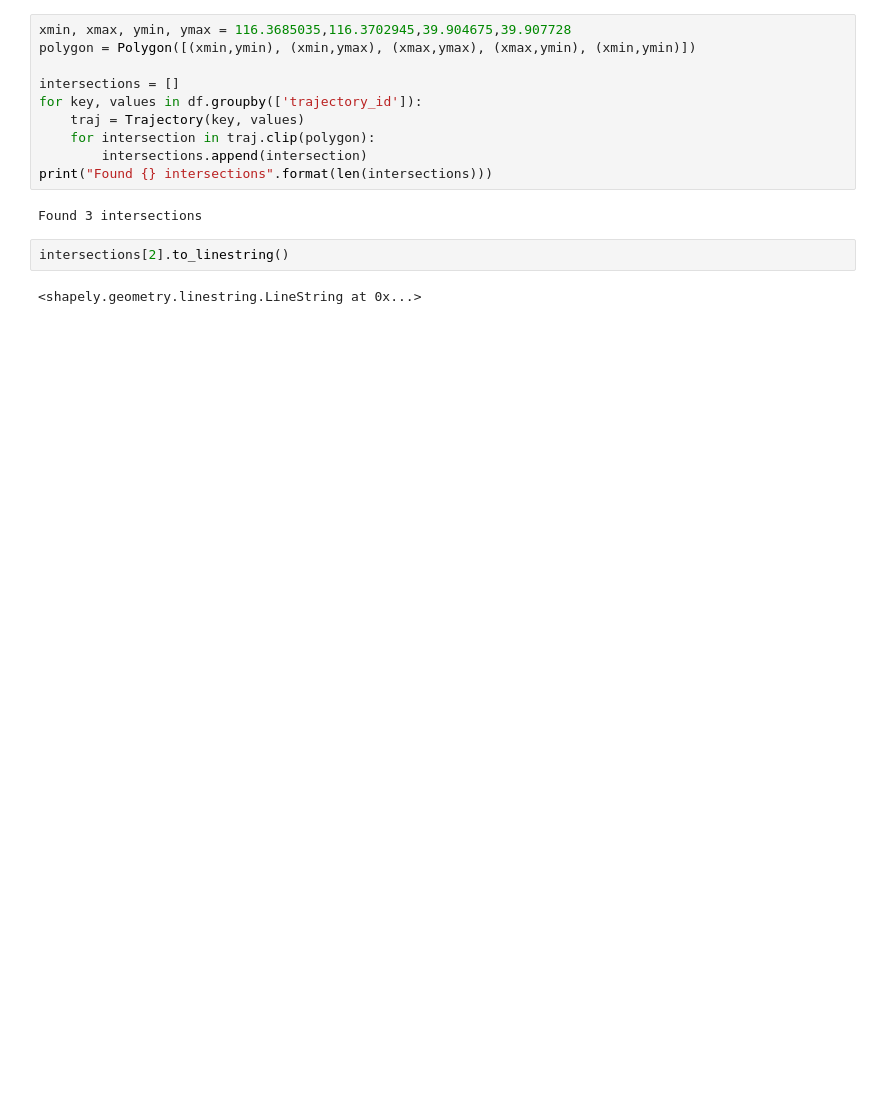
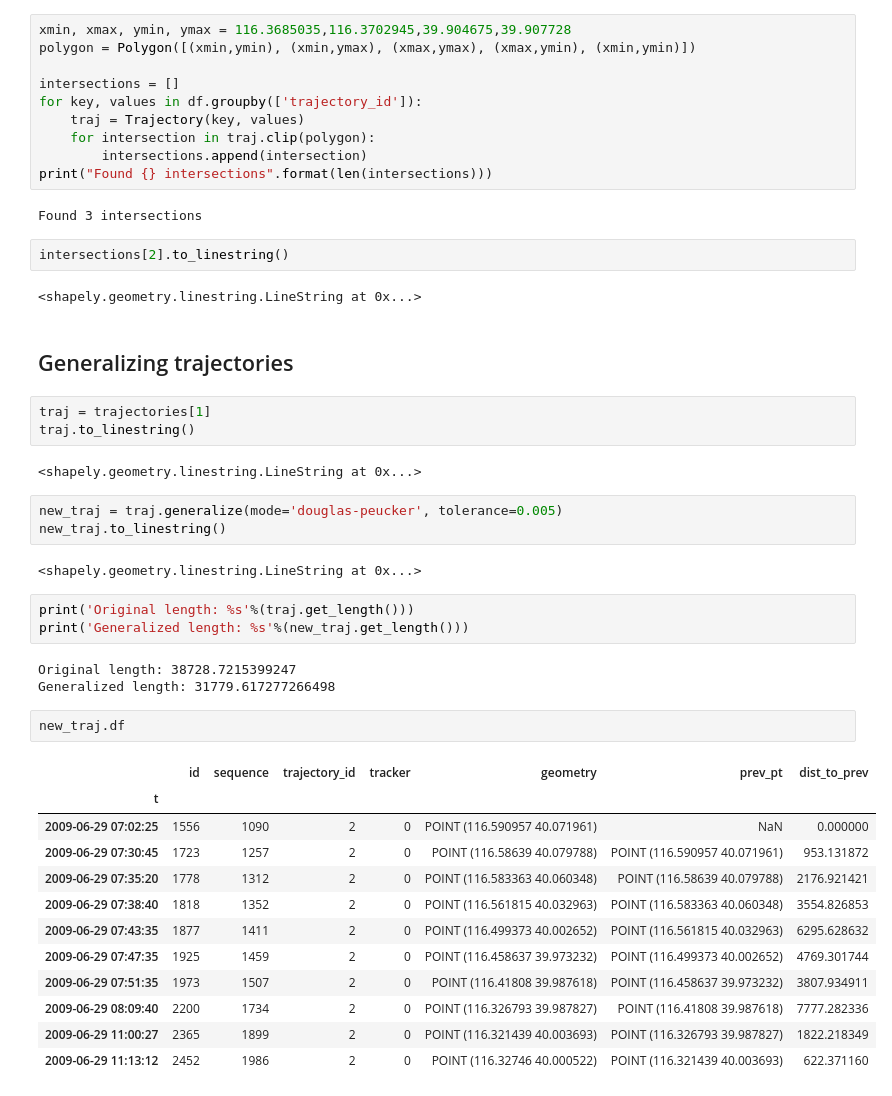
Before and after one commit to movingpandas/movingpandas, a Jupyter notebook: getting_started.ipynb, the cells around one changed output. Saved outputs shown, nothing was run; the diff lists cells and outputs as text; blank space fills up the shorter version.

```diff
--- a/getting_started.ipynb
+++ b/getting_started.ipynb
@@ -145,3 +151,36 @@ Found 3 intersections
 intersections[2].to_linestring()
 # %% [output]
 <shapely.geometry.linestring.LineString at 0x...>
+# %% [markdown]
+## Generalizing trajectories
+# %%
+traj = trajectories[1]
+traj.to_linestring()
+# %% [output]
+<shapely.geometry.linestring.LineString at 0x...>
+# %%
+new_traj = traj.generalize(mode='douglas-peucker', tolerance=0.005)
+new_traj.to_linestring()
+# %% [output]
+<shapely.geometry.linestring.LineString at 0x...>
+# %%
+print('Original length: %s'%(traj.get_length()))
+print('Generalized length: %s'%(new_traj.get_length()))
+# %% [output]
+Original length: 38728.7215399247
+Generalized length: 31779.617277266498
+# %%
+new_traj.df
+# %% [output]
+|  | id | sequence | trajectory_id | tracker | geometry | prev_pt | dist_to_prev |
+| t |  |  |  |  |  |  |  |
+| 2009-06-29 07:02:25 | 1556 | 1090 | 2 | 0 | POINT (116.590957 40.071961) | NaN | 0.000000 |
+| 2009-06-29 07:30:45 | 1723 | 1257 | 2 | 0 | POINT (116.58639 40.079788) | POINT (116.590957 40.071961) | 953.131872 |
+| 2009-06-29 07:35:20 | 1778 | 1312 | 2 | 0 | POINT (116.583363 40.060348) | POINT (116.58639 40.079788) | 2176.921421 |
+| 2009-06-29 07:38:40 | 1818 | 1352 | 2 | 0 | POINT (116.561815 40.032963) | POINT (116.583363 40.060348) | 3554.826853 |
+| 2009-06-29 07:43:35 | 1877 | 1411 | 2 | 0 | POINT (116.499373 40.002652) | POINT (116.561815 40.032963) | 6295.628632 |
+| 2009-06-29 07:47:35 | 1925 | 1459 | 2 | 0 | POINT (116.458637 39.973232) | POINT (116.499373 40.002652) | 4769.301744 |
+| 2009-06-29 07:51:35 | 1973 | 1507 | 2 | 0 | POINT (116.41808 39.987618) | POINT (116.458637 39.973232) | 3807.934911 |
+| 2009-06-29 08:09:40 | 2200 | 1734 | 2 | 0 | POINT (116.326793 39.987827) | POINT (116.41808 39.987618) | 7777.282336 |
+| 2009-06-29 11:00:27 | 2365 | 1899 | 2 | 0 | POINT (116.321439 40.003693) | POINT (116.326793 39.987827) | 1822.218349 |
+| 2009-06-29 11:13:12 | 2452 | 1986 | 2 | 0 | POINT (116.32746 40.000522) | POINT (116.321439 40.003693) | 622.371160 |
```
Also changed, not shown: parts of 11 cells of this notebook, 1 other file.
